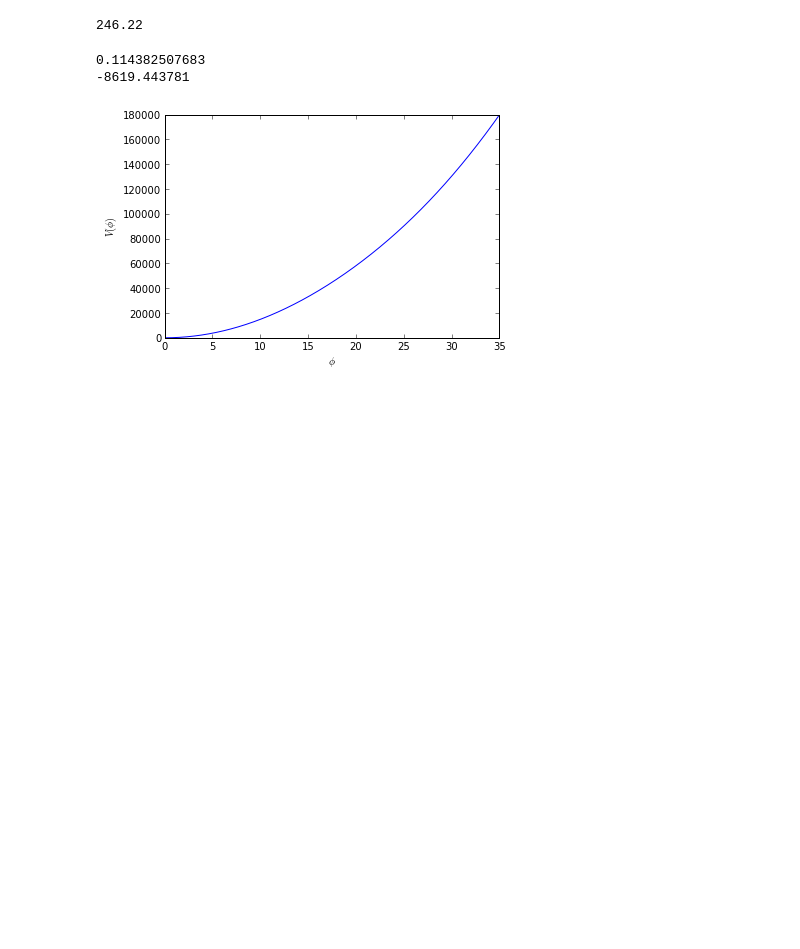
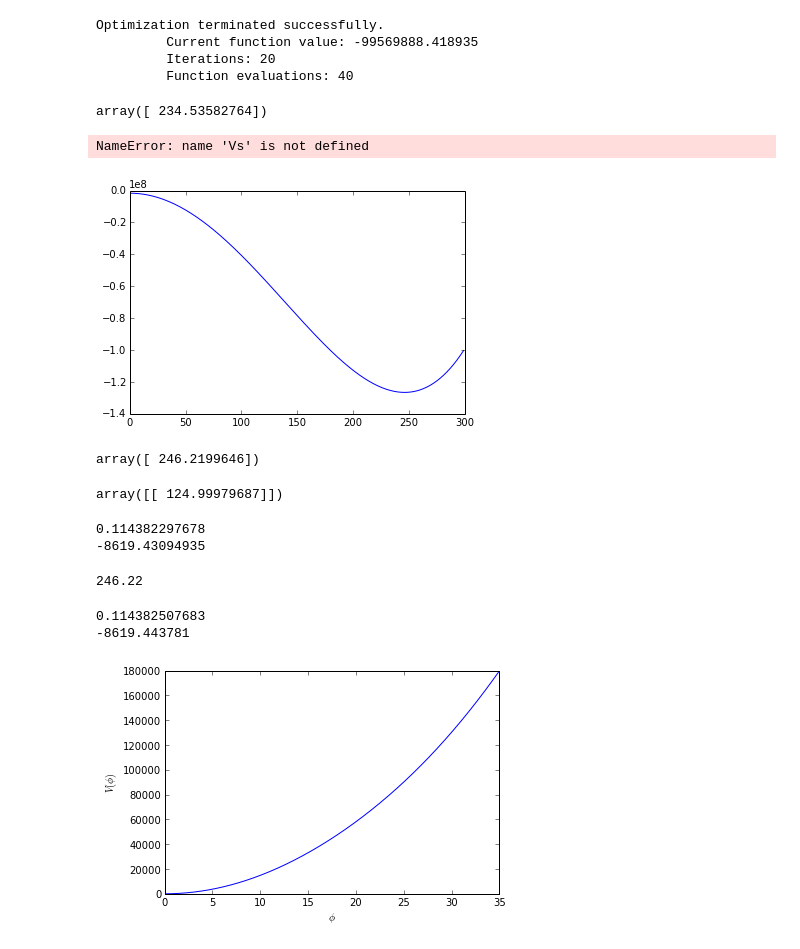
Before and after one commit to nblinov/ct_sm, a Jupyter notebook: sm_example.ipynb, the cells around one changed output. Cells and saved outputs as stored; diff of their text form; code cells hidden in the pictures; blank space fills up the shorter version.

```diff
--- a/sm_example.ipynb
+++ b/sm_example.ipynb
@@ -133,3 +160,36 @@ mh =  125.000132812
+# %%
+scipy.optimize.fmin(lambda x: model.Vtot(x,T=0),[200])
+# %% [output]
+Optimization terminated successfully.
+         Current function value: -99569888.418935
+         Iterations: 20
+         Function evaluations: 40
+array([ 234.53582764])
+# %%
+Vs
+# %% [output]
+NameError: name 'Vs' is not defined
+# %%
+xarray = np.arange(0,300)
+Vs = [model.Vtot([x],T=0) for x in xarray]
+plt.plot(xarray,Vs)
+plt.show()
+# %% [output]
+[figure, added]
+# %%
+model.findMinimum()
+# %% [output]
+array([ 246.2199646])
+# %%
+np.sqrt(model.d2V(model.findMinimum(),T=0))
+# %% [output]
+array([[ 124.99979687]])
+# %%
+print model.l1
+print model.mu12
+# %% [output]
+0.114382297678
+-8619.43094935
 # %%
 print np.sqrt(model.renormScaleSq)
 # %% [output]
```
Also changed, not shown: parts of 8 cells of this notebook, 2 other files.
